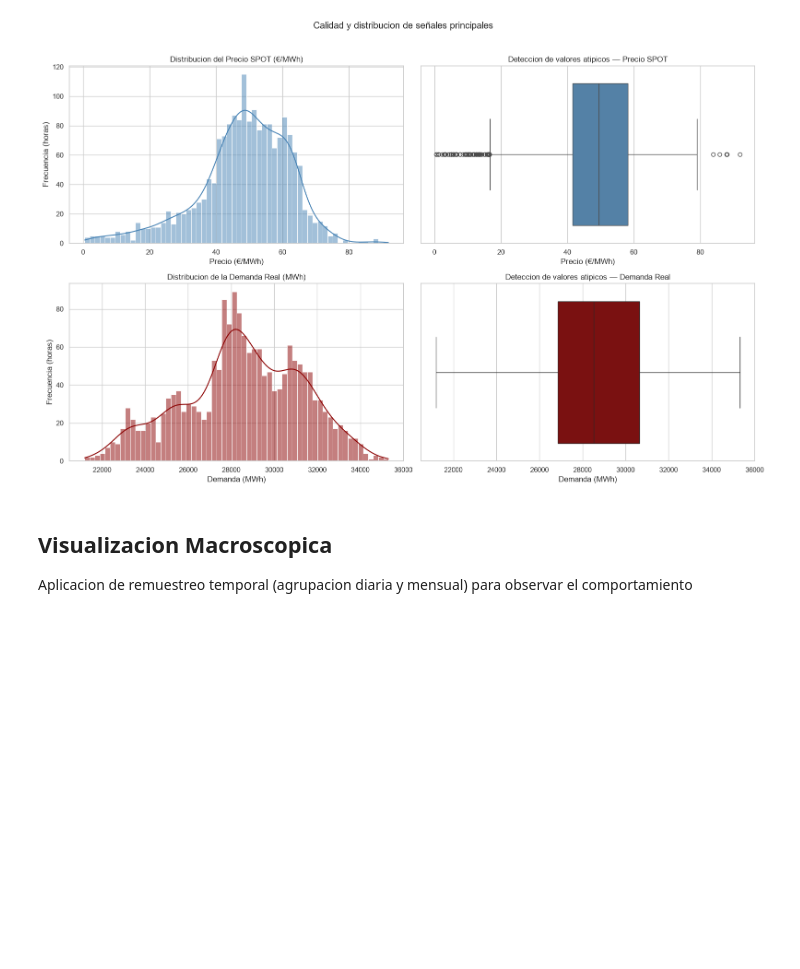
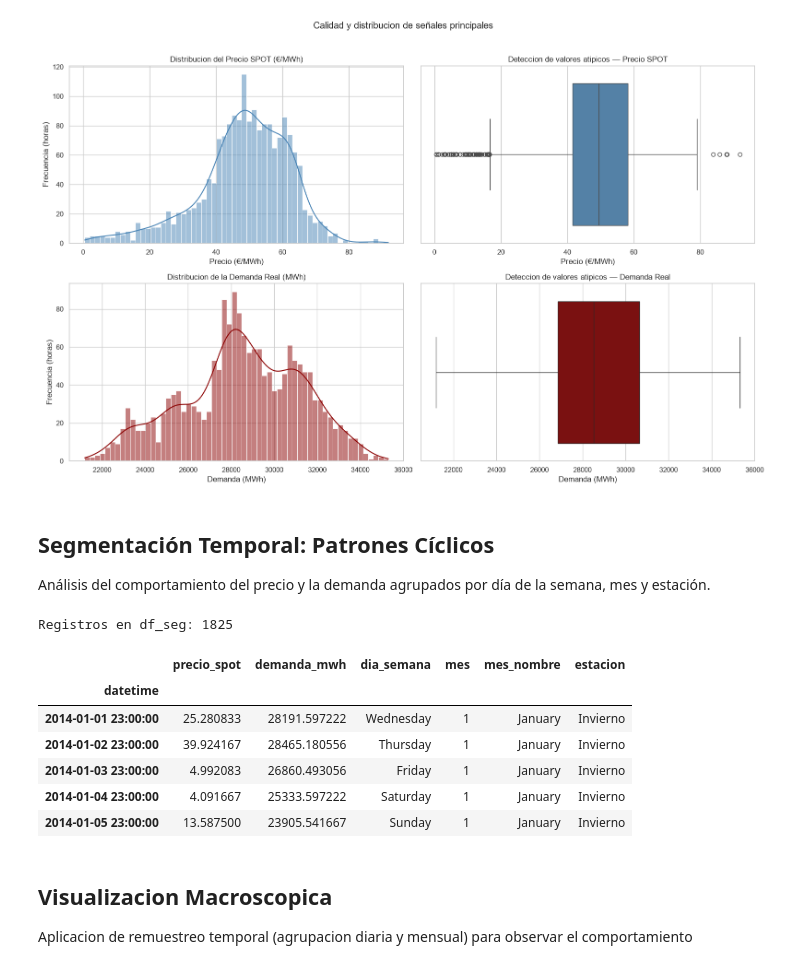
Before and after one commit to Cesahz/california-housing-energy-eda, a Jupyter notebook: notebooks/2.0-energy-market-eda.ipynb, the cells around one changed output. Cells and saved outputs as stored; diff of their text form; code cells hidden in the pictures; blank space fills up the shorter version.

Commit message:
feat: agregar columnas temporales en df_seg para segmentacion

```diff
--- a/notebooks/2.0-energy-market-eda.ipynb
+++ b/notebooks/2.0-energy-market-eda.ipynb
@@ -199,6 +199,39 @@ plt.tight_layout()
 plt.show()
 # %% [output]
 [figure]
+# %% [markdown]
+## Segmentación Temporal: Patrones Cíclicos
+Análisis del comportamiento del precio y la demanda agrupados por día de la semana,
+mes y estación.
+# %%
+#dataframe unificado con columnas temporales para segmentar
+df_seg = pd.concat([df_precio, df_demanda], axis=1).dropna()
+
+#extraer dimensiones temporales del indice para agrupar
+df_seg['dia_semana'] = df_seg.index.day_name()   #nombre del dia
+df_seg['mes']        = df_seg.index.month         #numero de mes 1-12
+df_seg['mes_nombre'] = df_seg.index.month_name()  # nombre del mes
+
+#mapear meses a estaciones en espana
+estaciones = {
+    12: 'Invierno', 1: 'Invierno', 2: 'Invierno',
+    3:  'Primavera', 4: 'Primavera', 5: 'Primavera',
+    6:  'Verano',    7: 'Verano',    8: 'Verano',
+    9:  'Otoño',    10: 'Otoño',    11: 'Otoño'
+}
+df_seg['estacion'] = df_seg['mes'].map(estaciones)
+
+print(f"Registros en df_seg: {len(df_seg)}")
+display(df_seg.head())
+# %% [output]
+Registros en df_seg: 1825
+|  | precio_spot | demanda_mwh | dia_semana | mes | mes_nombre | estacion |
+| datetime |  |  |  |  |  |  |
+| 2014-01-01 23:00:00 | 25.280833 | 28191.597222 | Wednesday | 1 | January | Invierno |
+| 2014-01-02 23:00:00 | 39.924167 | 28465.180556 | Thursday | 1 | January | Invierno |
+| 2014-01-03 23:00:00 | 4.992083 | 26860.493056 | Friday | 1 | January | Invierno |
+| 2014-01-04 23:00:00 | 4.091667 | 25333.597222 | Saturday | 1 | January | Invierno |
+| 2014-01-05 23:00:00 | 13.587500 | 23905.541667 | Sunday | 1 | January | Invierno |
 # %% [markdown]
 ## Visualizacion Macroscopica
 Aplicacion de remuestreo temporal (agrupacion diaria y mensual) para observar el comportamiento
```
